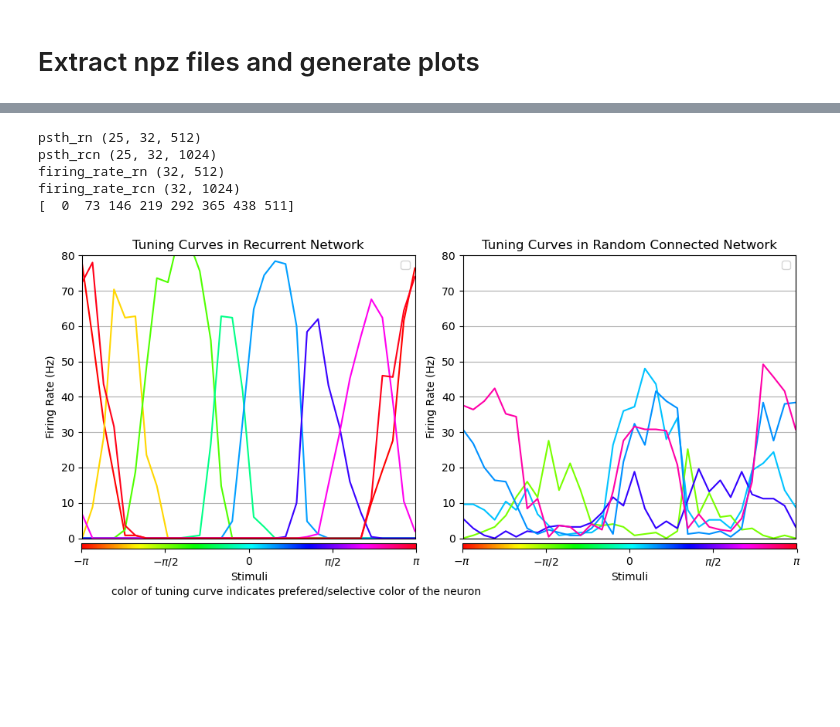
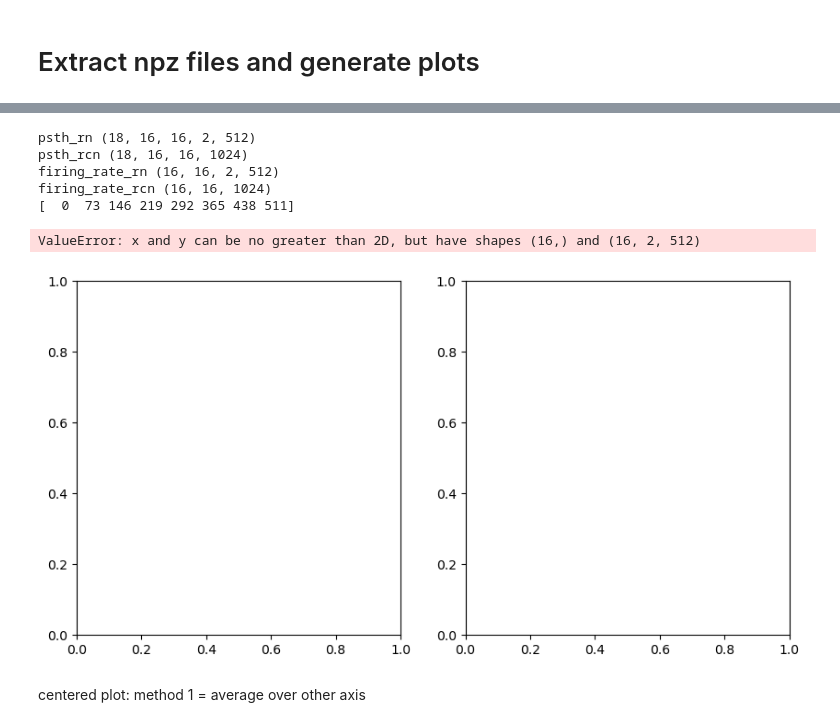
Before and after one commit to derek1909/FlexibleWorkingMemory, a Jupyter notebook: plotter.ipynb, the cells around one changed output, grey strips where cells are left out. Saved outputs shown, nothing was run; the diff lists cells and outputs as text; code cells hidden in the pictures; blank space fills up the shorter version.

```diff
--- a/plotter.ipynb
+++ b/plotter.ipynb
@@ -51,7 +54,7 @@ KeyboardInterrupt:
 npzfile = np.load(f'{folder_path}/simulation_psth.npz')
 psth_rn = npzfile['psth_rn']
 psth_rcn = npzfile['psth_rcn']
-stimuli_grid = npzfile['stimuli_list']
+stimuli_grid = npzfile['stimuli_grid']
 npzfile.close()
 
 rn_len = psth_rn.shape[-1]
@@ -108,36 +111,39 @@ axs[1].legend()
 
 # Create a scalar mappable for the color bar (showing colors from -pi to pi)
 norm = mpl.colors.Normalize(vmin=-np.pi, vmax=np.pi)
 sm = mpl.cm.ScalarMappable(cmap=cmap, norm=norm)
 sm.set_array([])
 
 # Add two identical colorbars beneath the plots
 cbar_ax1 = fig.add_axes([0.0612, 0.17, 0.433, 0.015])  # Position for colorbar 1
 cbar_ax2 = fig.add_axes([0.5535, 0.17, 0.433, 0.015])  # Position for colorbar 2
 
 # Create the colorbars
 cbar1 = plt.colorbar(sm, cax=cbar_ax1, orientation='horizontal')
 cbar2 = plt.colorbar(sm, cax=cbar_ax2, orientation='horizontal')
 
 # Set colorbar labels
 cbar1.set_label(r'Stimuli')
 cbar2.set_label(r'Stimuli')
 cbar1.set_ticks([-np.pi, -np.pi / 2, 0, np.pi / 2, np.pi])
 cbar1.set_ticklabels([r'$-\pi$', r'$-\pi/2$', '0', r'$\pi/2$', r'$\pi$'])
 cbar2.set_ticks([-np.pi, -np.pi / 2, 0, np.pi / 2, np.pi])
 cbar2.set_ticklabels([r'$-\pi$', r'$-\pi/2$', '0', r'$\pi/2$', r'$\pi$'])
 # Adjust layout for better spacing
 
 fig.text(0.1,0.05,'color of tuning curve indicates prefered/selective color of the neuron')
 
 plt.tight_layout(rect=[0, 0.15, 1, 1])  # Leave space at the bottom for colorbars
 # Show the figure
 plt.show()
 # %% [output]
-psth_rn (25, 32, 512)
-psth_rcn (25, 32, 1024)
-firing_rate_rn (32, 512)
-firing_rate_rcn (32, 1024)
+psth_rn (18, 16, 16, 2, 512)
+psth_rcn (18, 16, 16, 1024)
+firing_rate_rn (16, 16, 2, 512)
+firing_rate_rcn (16, 16, 1024)
 [  0  73 146 219 292 365 438 511]
+ValueError: x and y can be no greater than 2D, but have shapes (16,) and (16, 2, 512)
-[figure, old version]
+[figure, new version]
+# %% [markdown]
+centered plot: method 1 = average over other axis
 # %%
```
Also changed, not shown: parts of 5 cells of this notebook, 3 other files.
